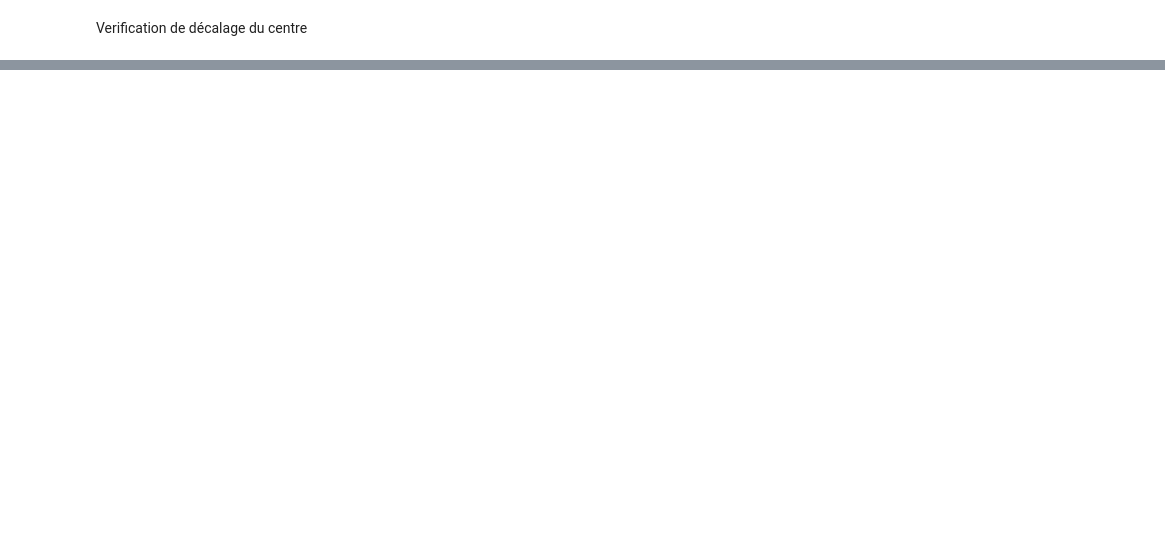
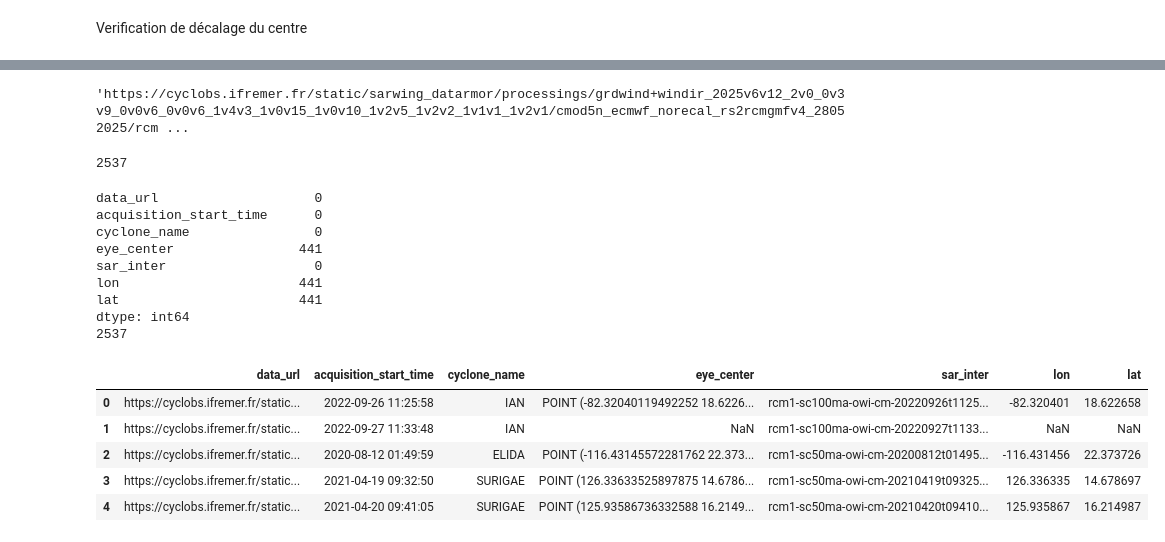
Before and after one commit to medtannaoui/ifremer_multimodality, a Jupyter notebook: changement_de_coordonnées.ipynb, the cells around one changed output, grey strips where cells are left out. Saved outputs shown, nothing was run; the diff lists cells and outputs as text; code cells hidden in the pictures; blank space fills up the shorter version.

```diff
--- a/changement_de_coordonnées.ipynb
+++ b/changement_de_coordonnées.ipynb
@@ -8,0 +12,4 @@ import xarray as xr
+# %%
+sargeo = pd.read_csv("excels/SARGEO_SAR_final.csv")
+sar_inter = sargeo[sargeo["sar_xy"].isna()]["sar_inter"].iloc[0]
+sargeo[sargeo["sar_inter"] == sar_inter]
@@ -183,0 +148,51 @@ To opt-in to future behavior, set `decode_timedelta=False`.
+# %%
+request_url = "https://cyclobs.ifremer.fr/app/api/getData?include_cols=data_url,cyclone_name,acquisition_start_time,eye_center"
+api_sar = pd.read_csv(request_url)
+api_sar["data_url"].iloc[0]
+# %% [output]
+'https://cyclobs.ifremer.fr/static/sarwing_datarmor/processings/grdwind+windir_2025v6v12_2v0_0v3v9_0v0v6_0v0v6_1v4v3_1v0v15_1v0v10_1v2v5_1v2v2_1v1v1_1v2v1/cmod5n_ecmwf_norecal_rs2rcmgmfv4_28052025/rcm ...
+# %%
+sum = 0
+for i,row in api_sar.iterrows():
+    data_url = row["data_url"]
+    if "_ll_gd.nc" in data_url:
+        sum +=1
+sum
+# %% [output]
+2537
+# %%
+from shapely.wkt import loads
+
+def extract_lon_lat(p):
+    if pd.isna(p):
+        return np.nan, np.nan
+    point = loads(p)
+    return point.x, point.y
+
+for i,row in api_sar.iterrows() :
+    wkt_data = row["eye_center"]
+    base_path = os.path.basename(row["data_url"])
+    sar_inter = base_path.split("_ll_gd.nc")[0]
+    api_sar.loc[i,"sar_inter"] = sar_inter
+    api_sar.loc[i,"lon"], api_sar.loc[i,"lat"] = extract_lon_lat(row["eye_center"])
+
+api_sar.to_csv("excels/api_sar.csv")
+print(api_sar.isnull().sum())
+print(len(api_sar))
+api_sar.head()
+# %% [output]
+data_url                    0
+acquisition_start_time      0
+cyclone_name                0
+eye_center                441
+sar_inter                   0
+lon                       441
+lat                       441
+dtype: int64
+2537
+|  | data_url | acquisition_start_time | cyclone_name | eye_center | sar_inter | lon | lat |
+| 0 | https://cyclobs.ifremer.fr/static... | 2022-09-26 11:25:58 | IAN | POINT (-82.32040119492252 18.6226... | rcm1-sc100ma-owi-cm-20220926t1125... | -82.320401 | 18.622658 |
+| 1 | https://cyclobs.ifremer.fr/static... | 2022-09-27 11:33:48 | IAN | NaN | rcm1-sc100ma-owi-cm-20220927t1133... | NaN | NaN |
+| 2 | https://cyclobs.ifremer.fr/static... | 2020-08-12 01:49:59 | ELIDA | POINT (-116.43145572281762 22.373... | rcm1-sc50ma-owi-cm-20200812t01495... | -116.431456 | 22.373726 |
+| 3 | https://cyclobs.ifremer.fr/static... | 2021-04-19 09:32:50 | SURIGAE | POINT (126.33633525897875 14.6786... | rcm1-sc50ma-owi-cm-20210419t09325... | 126.336335 | 14.678697 |
+| 4 | https://cyclobs.ifremer.fr/static... | 2021-04-20 09:41:05 | SURIGAE | POINT (125.93586736332588 16.2149... | rcm1-sc50ma-owi-cm-20210420t09410... | 125.935867 | 16.214987 |
```
Also changed, not shown: parts of 15 cells of this notebook.
